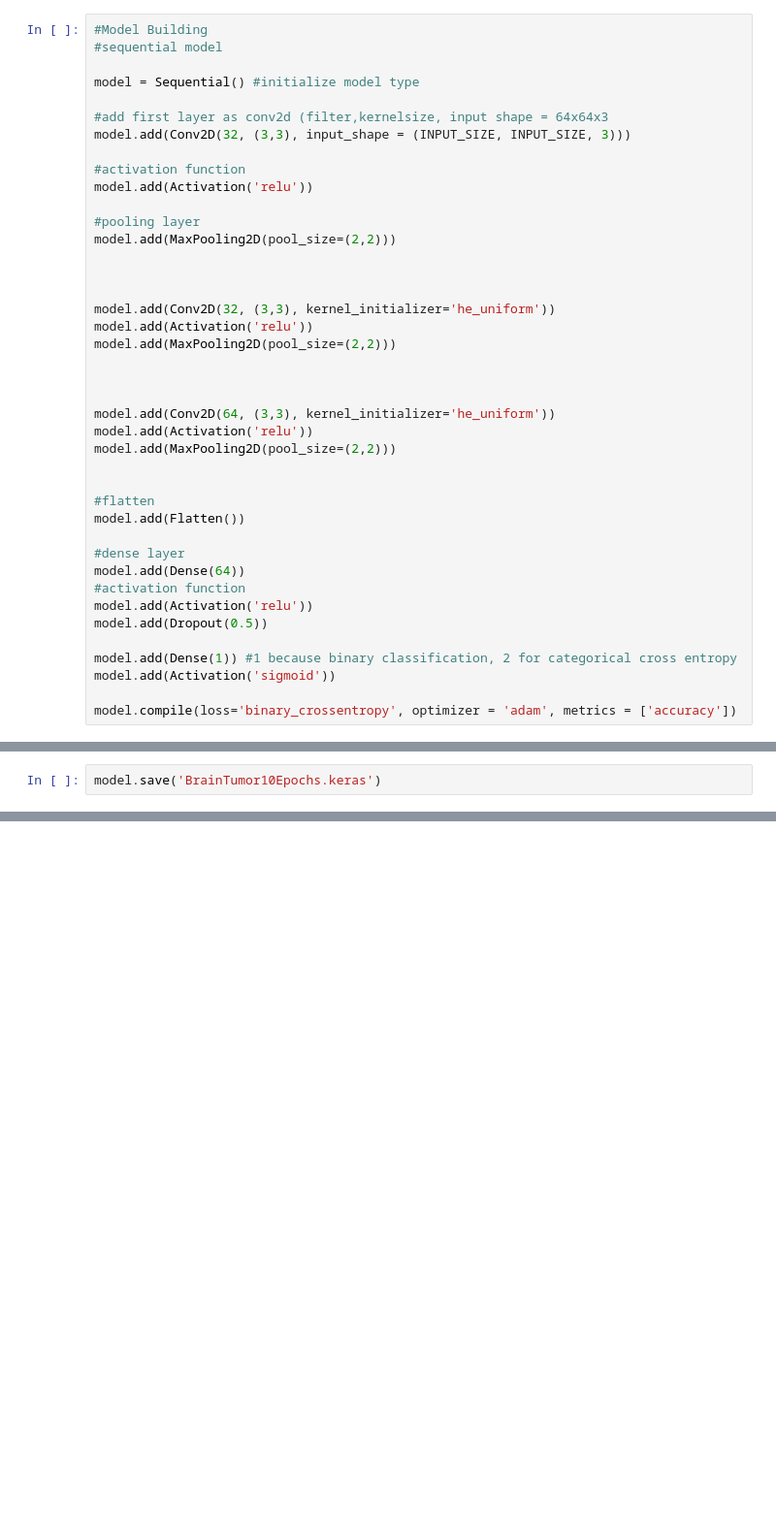
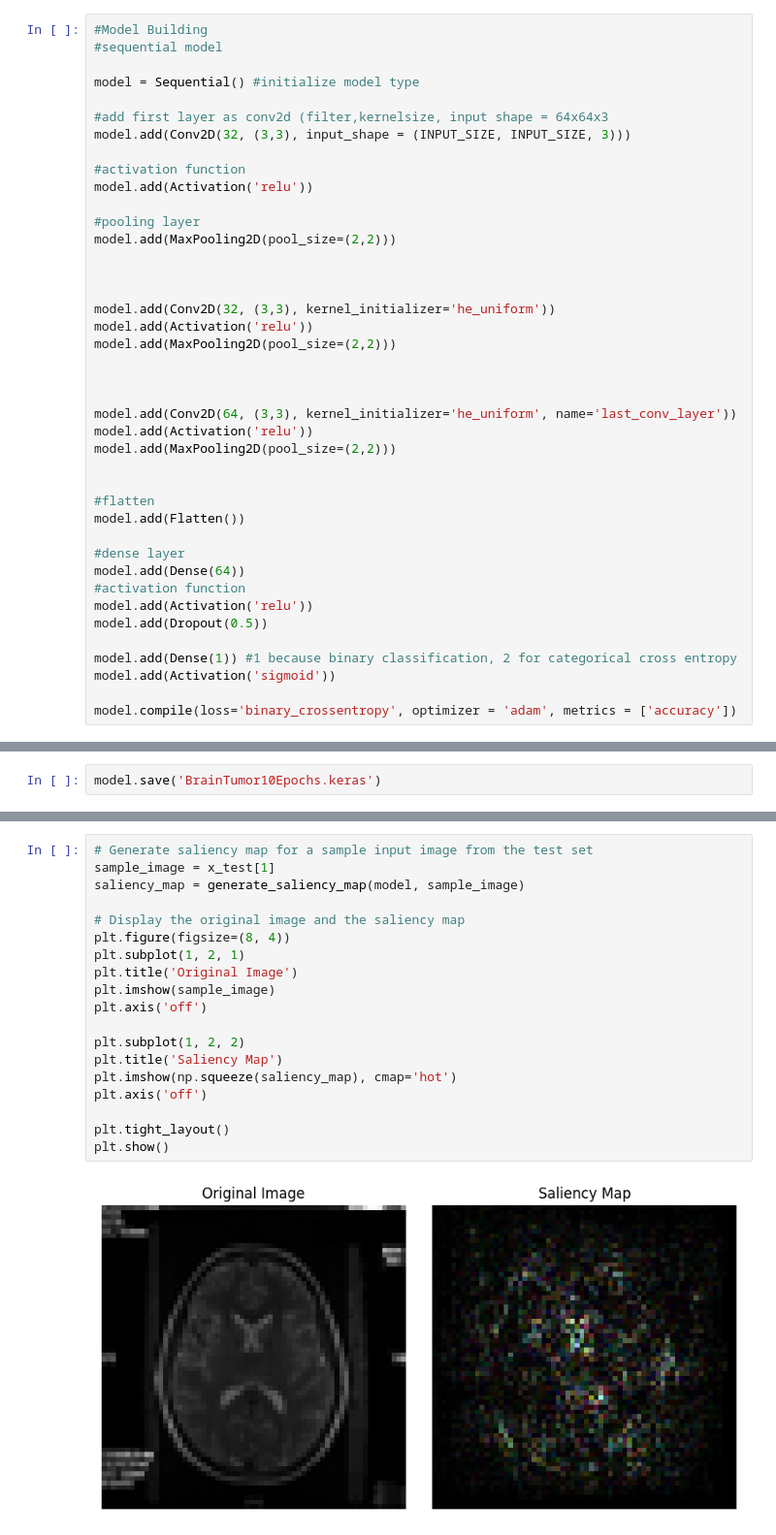
Before and after one commit to wangseann/fMRI-classifier, a Jupyter notebook: archive/main.ipynb, the cells around one changed output, grey strips where cells are left out. Shown at 97% size. Drawn from its saved outputs; the diff is of its cells as text; blank space fills up the shorter version.

Commit message:
Worked on Saliency Maps

```diff
--- a/archive/main.ipynb
+++ b/archive/main.ipynb
@@ -144,7 +149,7 @@ model.add(MaxPooling2D(pool_size=(2,2)))
 
 
 
-model.add(Conv2D(64, (3,3), kernel_initializer='he_uniform'))
+model.add(Conv2D(64, (3,3), kernel_initializer='he_uniform', name='last_conv_layer'))
 model.add(Activation('relu'))
 model.add(MaxPooling2D(pool_size=(2,2)))
 
@@ -196,0 +235,21 @@ model.save('BrainTumor10Epochs.keras')
+# %%
+# Generate saliency map for a sample input image from the test set
+sample_image = x_test[1]
+saliency_map = generate_saliency_map(model, sample_image)
+
+# Display the original image and the saliency map
+plt.figure(figsize=(8, 4))
+plt.subplot(1, 2, 1)
+plt.title('Original Image')
+plt.imshow(sample_image)
+plt.axis('off')
+
+plt.subplot(1, 2, 2)
+plt.title('Saliency Map')
+plt.imshow(np.squeeze(saliency_map), cmap='hot')
+plt.axis('off')
+
+plt.tight_layout()
+plt.show()
+# %% [output]
+[figure, added]
```
Also changed, not shown: parts of 18 cells of this notebook, 3 other files.
